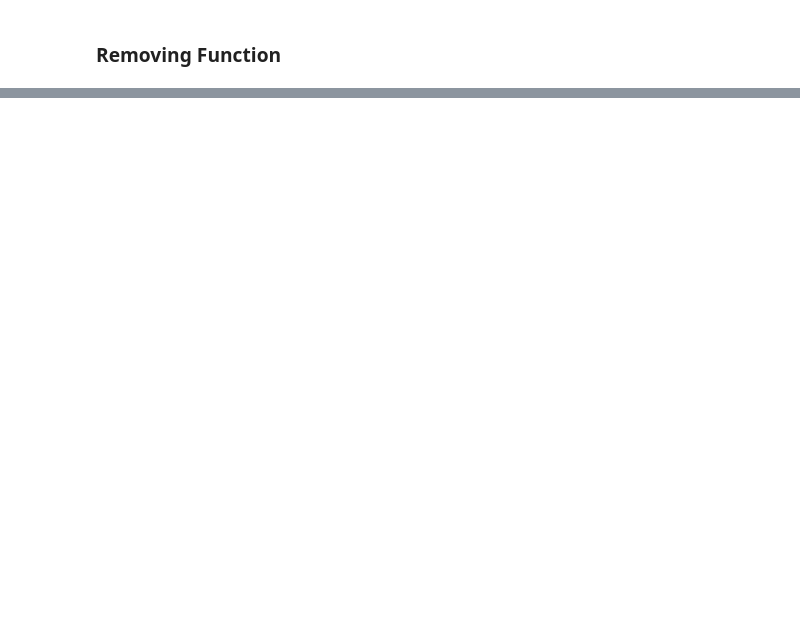
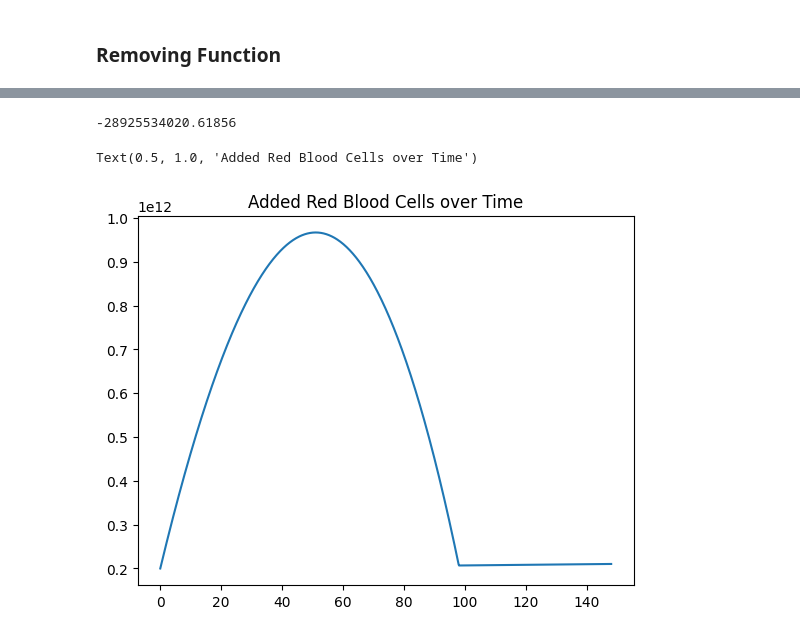
Before and after one commit to penelopenorth/PBL2, a Jupyter notebook: dynamic.ipynb, the cells around one changed output, grey strips where cells are left out. Cells and saved outputs as stored; diff of their text form; code cells hidden in the pictures; blank space fills up the shorter version.

Commit message:
add RBC accumulation over time

```diff
--- a/dynamic.ipynb
+++ b/dynamic.ipynb
@@ -93,0 +208,9 @@ v_max_ds =
+# %%
+print(rate_D(0))
+
+time = np.linspace(0, time_to_correct_days+10, 1000)
+deg_rate_arr = [rate_D(t) for t in time]
+plt.plot(t, deg_rate_arr)
+plt.xlabel('days')
+plt.ylabel('degradation rate (RBC/day)')
+plt.title('degradation rate over days')
@@ -93,0 +227,5 @@ v_max_ds =
+# %%
+synth_rate = 200 * 10 ** 9 # RBC/day
+
+def rate_S():
+    return synth_rate
@@ -93,0 +239,20 @@ v_max_ds =
+# %%
+
+t = np.linspace(0, time_to_correct_days+50, 1000)
+
+s_arr = t*rate_S() + rate_S() # S0 + S0*t
+
+d_arr_raw = [rate_D(time) for time in t]
+
+print(d_arr_raw[0] - s_arr[0])
+# plt.plot(t, d_arr_raw)
+# plt.plot(t, s_arr, color='r')
+
+d_arr = [d_arr_raw[i]*time for i, time in enumerate(t)]
+# plt.plot(t, d_arr)
+plt.plot(t, s_arr-d_arr)
+plt.title('Added Red Blood Cells over Time')
+# %% [output]
+-28925534020.61856
+Text(0.5, 1.0, 'Added Red Blood Cells over Time')
+[figure, added]
```
Also changed, not shown: parts of 22 cells of this notebook, 1 other file.
